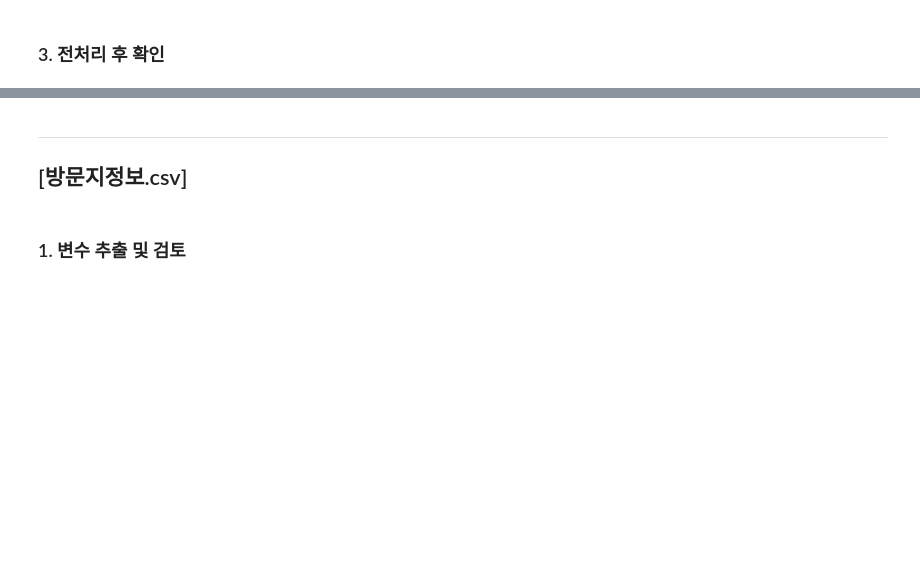
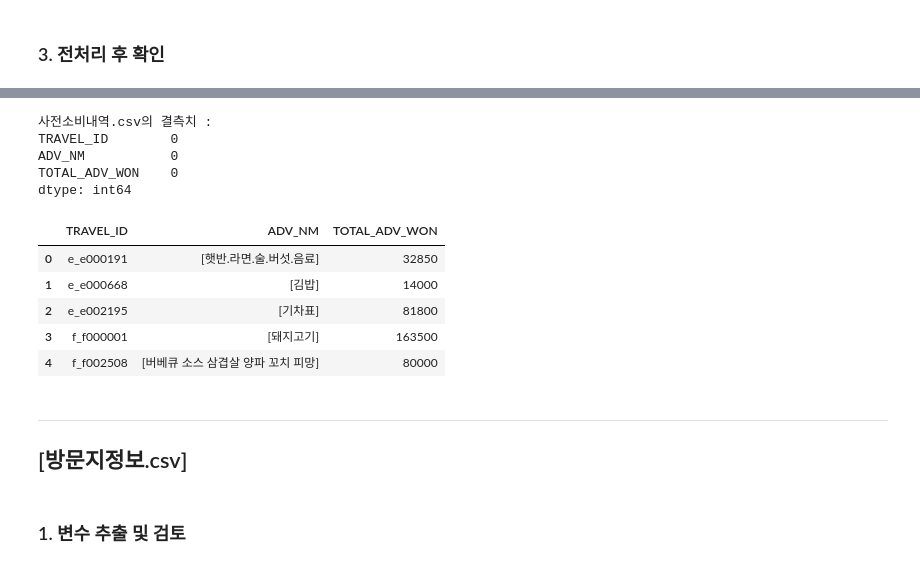
Before and after one commit to bomi03/Bokseol, a Jupyter notebook: data_preprocessing.ipynb, the cells around one changed output, grey strips where cells are left out. Saved outputs shown, nothing was run; the diff lists cells and outputs as text; code cells hidden in the pictures; blank space fills up the shorter version.

Commit message:
사전소비내역 전처리 완료

```diff
--- a/data_preprocessing.ipynb
+++ b/data_preprocessing.ipynb
@@ -1748,0 +1729,6 @@ print(mvmn_consume_major_transport.head())
+# %%
+# TRAVEL_ID별로 구매내역 리스트로 결합
+adv_consume_list = adv_consume.groupby('TRAVEL_ID')['ADV_NM'].apply(list).reset_index(name='ADV_NM')
+
+# 결과 확인
+print(adv_consume_list.head())
@@ -1807,10 +1755,10 @@ print(mvmn_consume_new.head())
 # %%
-# TRAVEL_ID별로 이동수단의 총 소비액 계산
-mvmn_consume_total = mvmn_consume.groupby('TRAVEL_ID')['MVMN_WON'].sum().reset_index(name='TOTAL_MVMN_WON')
+# TRAVEL_ID별로 사전 총 소비액 계산
+adv_consume_total = adv_consume.groupby('TRAVEL_ID')['ADV_WON'].sum().reset_index(name='TOTAL_ADV_WON')
 
-# mvmn_consume_new와 병합
-mvmn_consume_new = mvmn_consume_new.merge(mvmn_consume_total, on='TRAVEL_ID', how='left')
+# adv_consume_list와 병합
+adv_consume_new = pd.merge(adv_consume_list, adv_consume_total, on='TRAVEL_ID', how='left')
 
 # 결과 확인
-print(mvmn_consume_new.head())
+print(adv_consume_new.head())
 # %% [output]
@@ -1827,3 +1801,23 @@ print(mvmn_consume_new.head())
+# %%
+# 데이터의 결측치 확인
+print('사전소비내역.csv의 결측치 : ')
+print(adv_consume_new.isnull().sum())
+# %% [output]
+사전소비내역.csv의 결측치 :
+TRAVEL_ID        0
+ADV_NM           0
+TOTAL_ADV_WON    0
+dtype: int64
+# %%
+# 데이터 살펴보기
+adv_consume_new.head()
+# %% [output]
+|  | TRAVEL_ID | ADV_NM | TOTAL_ADV_WON |
+| 0 | e_e000191 | [햇반.라면.술.버섯.음료] | 32850 |
+| 1 | e_e000668 | [김밥] | 14000 |
+| 2 | e_e002195 | [기차표] | 81800 |
+| 3 | f_f000001 | [돼지고기] | 163500 |
+| 4 | f_f002508 | [버베큐 소스 삼겹살 양파 꼬치 피망] | 80000 |
 # %% [markdown]
 <hr>
 <h2>[방문지정보.csv]</h2>
```
Also changed, not shown: parts of 17 cells of this notebook.
